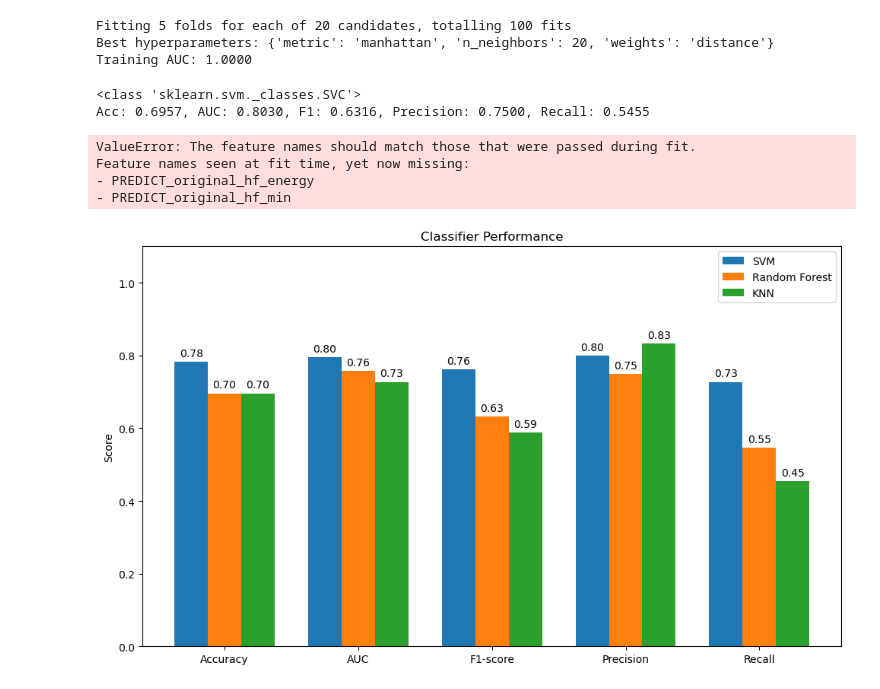
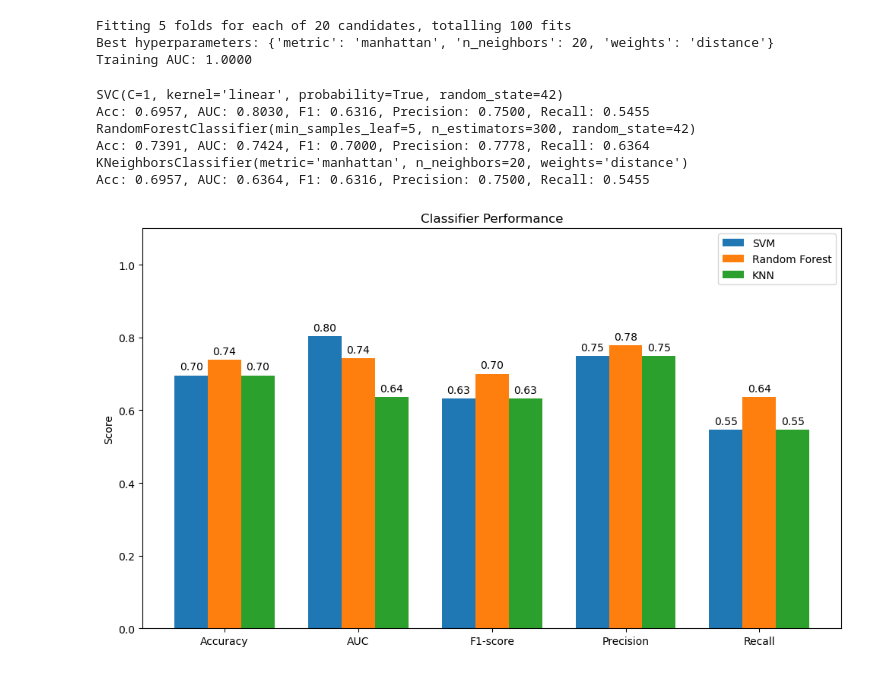
Before and after one commit to koolsterre/TM10007_ML_Project_group_9, a Jupyter notebook: assignment.ipynb, the cells around one changed output. Saved outputs shown, nothing was run; the diff lists cells and outputs as text; code cells hidden in the pictures.

```diff
--- a/assignment.ipynb
+++ b/assignment.ipynb
@@ -183,5 +181,6 @@ label_encoder.fit(['lipoma', 'liposarcoma'])
 
 # Encode training labels
 Y = label_encoder.transform(df_label['label'])  # Train labels
+Y2 = label_encoder.transform(df_label_rfecv_test['label'])  # Test labels
 # %%
 """Support Vector Machine"""
@@ -333,8 +332,6 @@ Best hyperparameters: {'metric': 'manhattan', 'n_neighbors': 20, 'weights': 'dis
 Training AUC: 1.0000
 # %%
 """Testing the classifiers on the test data"""
-X = data_rfecv_test  # Features
-Y = label_encoder.transform(df_label_rfecv_test['label'])  # Encoded labels
 
 clsfs = [best_model_svm, best_model_rf, best_model_knn]
 classifier_names = ['SVM', 'Random Forest', 'KNN']
@@ -347,25 +344,20 @@ precisions = []
 recalls = []
 
 for clf in clsfs:
+    if clf == best_model_svm:
+        X = data_rfecv_test
+    else:
+        X = df_processed_scaling_test
+
     y_pred = clf.predict(X)
-
-    # If predictions are strings, encode them
-    if isinstance(y_pred[0], str):
-        y_pred = label_encoder.transform(y_pred)
-
-    if hasattr(clf, 'predict_proba'):
-    # The first column gives the probability for class = 0, so we take
-    # the second which gives the probability class = 1:
-        y_score = clf.predict_proba(X)[:, 1]
-    else:
-        y_score = y_pred
+    y_pred_proba = clf.predict_proba(X)[:, 1]  # Probability estimates for AUC
 
     # Compute metrics
-    auc = metrics.roc_auc_score(Y, y_score)
-    accuracy = metrics.accuracy_score(Y, y_pred)
-    f1 = metrics.f1_score(Y, y_pred, pos_label=1)
-    precision = metrics.precision_score(Y, y_pred, pos_label=1)
-    recall = metrics.recall_score(Y, y_pred, pos_label=1)
+    auc = metrics.roc_auc_score(Y2, y_pred_proba)
+    accuracy = metrics.accuracy_score(Y2, y_pred)
+    f1 = metrics.f1_score(Y2, y_pred, pos_label=1)
+    precision = metrics.precision_score(Y2, y_pred, pos_label=1)
+    recall = metrics.recall_score(Y2, y_pred, pos_label=1)
 
     # Save them for plotting
     accuracies.append(accuracy)
@@ -374,18 +366,18 @@ for clf in clsfs:
     precisions.append(precision)
     recalls.append(recall)
 
-# accuracy, AUC, f1score, precision, recall
-    print(type(clf))
+# Print the results
+    print(clf)
     print(f'Acc: {accuracy:.4f}, AUC: {auc:.4f}, F1: {f1:.4f}, Precision: {precision:.4f}, Recall: {recall:.4f}')
 # %% [output]
-<class 'sklearn.svm._classes.SVC'>
+SVC(C=1, kernel='linear', probability=True, random_state=42)
 Acc: 0.6957, AUC: 0.8030, F1: 0.6316, Precision: 0.7500, Recall: 0.5455
+RandomForestClassifier(min_samples_leaf=5, n_estimators=300, random_state=42)
+Acc: 0.7391, AUC: 0.7424, F1: 0.7000, Precision: 0.7778, Recall: 0.6364
+KNeighborsClassifier(metric='manhattan', n_neighbors=20, weights='distance')
+Acc: 0.6957, AUC: 0.6364, F1: 0.6316, Precision: 0.7500, Recall: 0.5455
-ValueError: The feature names should match those that were passed during fit.
-Feature names seen at fit time, yet now missing:
-- PREDICT_original_hf_energy
-- PREDICT_original_hf_min
 # %%
-"""Plotting the classifier performances dynamically"""
+"""Plotting the classifier performances"""
 metrics_names = ['Accuracy', 'AUC', 'F1-score', 'Precision', 'Recall']
 
 # Create matrix of values for plotting
@@ -398,31 +390,31 @@ fig, ax = plt.subplots(figsize=(10, 6))
 bars = []
 
 # Plot each classifier's metrics
 for i, classifier in enumerate(classifier_names):
     bars.append(ax.bar(x + (i - 1) * bar_width, metric_values[i], bar_width, label=classifier))
 
 # Labels and ticks
 ax.set_ylabel('Score')
 ax.set_title('Classifier Performance')
 ax.set_xticks(x)
 ax.set_xticklabels(metrics_names)
 ax.set_ylim(0, 1.1)
 ax.legend()
 
 # Add labels to bars
 def add_labels(bar_group):
     for bar in bar_group:
         height = bar.get_height()
         ax.annotate(f'{height:.2f}',
                     xy=(bar.get_x() + bar.get_width() / 2, height),
                     xytext=(0, 3),
                     textcoords='offset points',
                     ha='center', va='bottom')
 
 for bar_group in bars:
     add_labels(bar_group)
 
 plt.tight_layout()
 plt.show()
 # %% [output]
-[figure, old version]
+[figure, new version]
```
Also changed, not shown: parts of 10 cells of this notebook.
